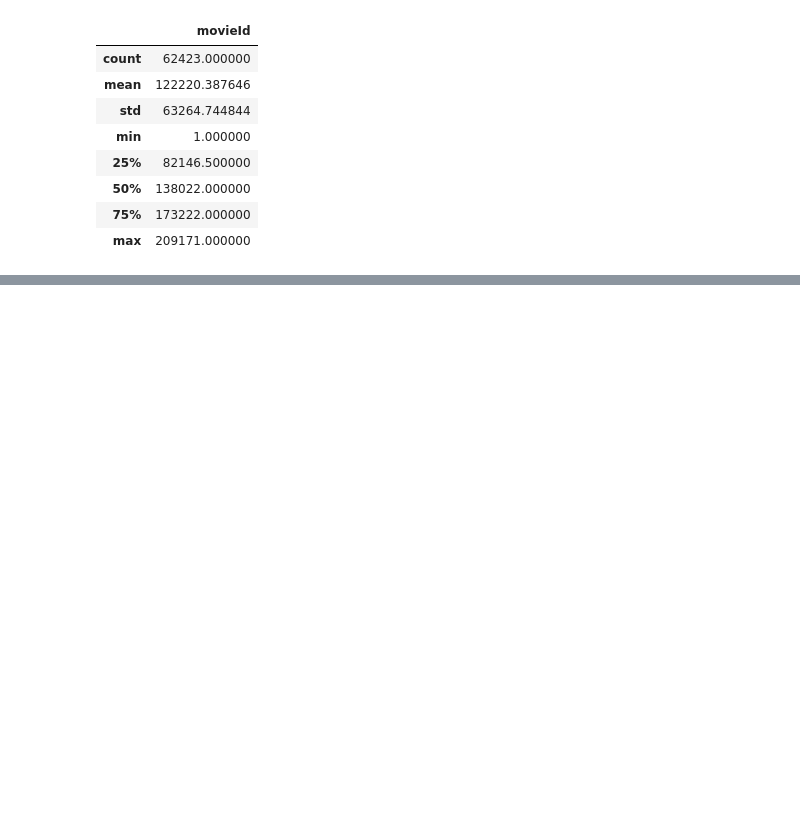
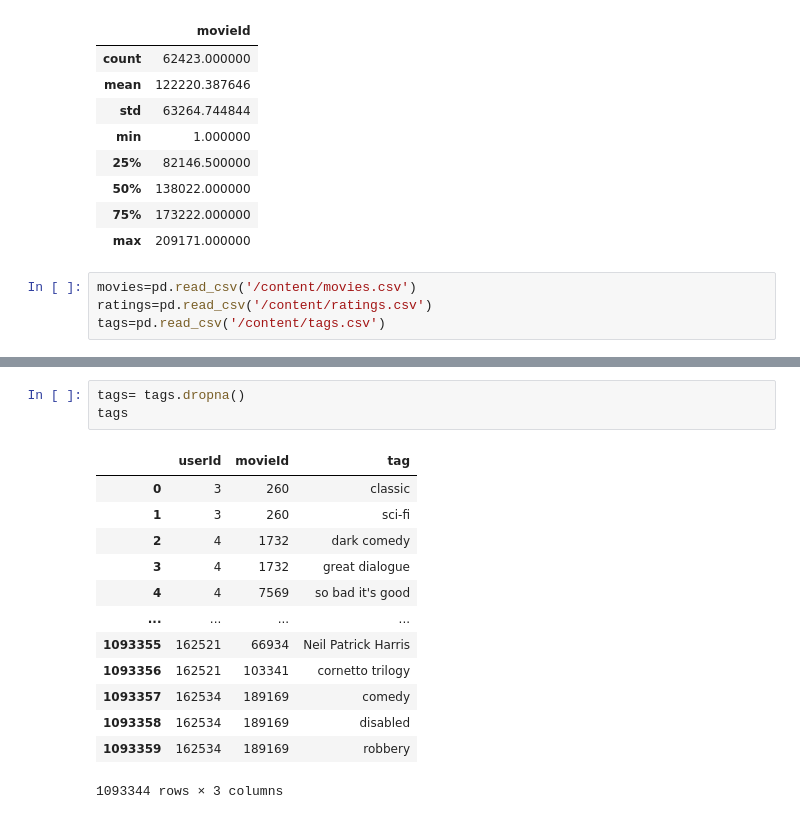
Before and after one commit to WalterLoor1/inteligenciaArtificial, a Jupyter notebook: lul.ipynb, the cells around one changed output, grey strips where cells are left out. Saved outputs shown, nothing was run; the diff lists cells and outputs as text; blank space fills up the shorter version.

```diff
--- a/lul.ipynb
+++ b/lul.ipynb
@@ -151,3 +151,7 @@ df.describe()
 | 50% | 138022.000000 |
 | 75% | 173222.000000 |
 | max | 209171.000000 |
+# %%
+movies=pd.read_csv('/content/movies.csv')
+ratings=pd.read_csv('/content/ratings.csv')
+tags=pd.read_csv('/content/tags.csv')
@@ -153,0 +220,17 @@ df.describe()
+# %%
+tags= tags.dropna()
+tags
+# %% [output]
+|  | userId | movieId | tag |
+| 0 | 3 | 260 | classic |
+| 1 | 3 | 260 | sci-fi |
+| 2 | 4 | 1732 | dark comedy |
+| 3 | 4 | 1732 | great dialogue |
+| 4 | 4 | 7569 | so bad it's good |
+| ... | ... | ... | ... |
+| 1093355 | 162521 | 66934 | Neil Patrick Harris |
+| 1093356 | 162521 | 103341 | cornetto trilogy |
+| 1093357 | 162534 | 189169 | comedy |
+| 1093358 | 162534 | 189169 | disabled |
+| 1093359 | 162534 | 189169 | robbery |
+1093344 rows × 3 columns
```
Also changed, not shown: parts of 10 cells of this notebook.
